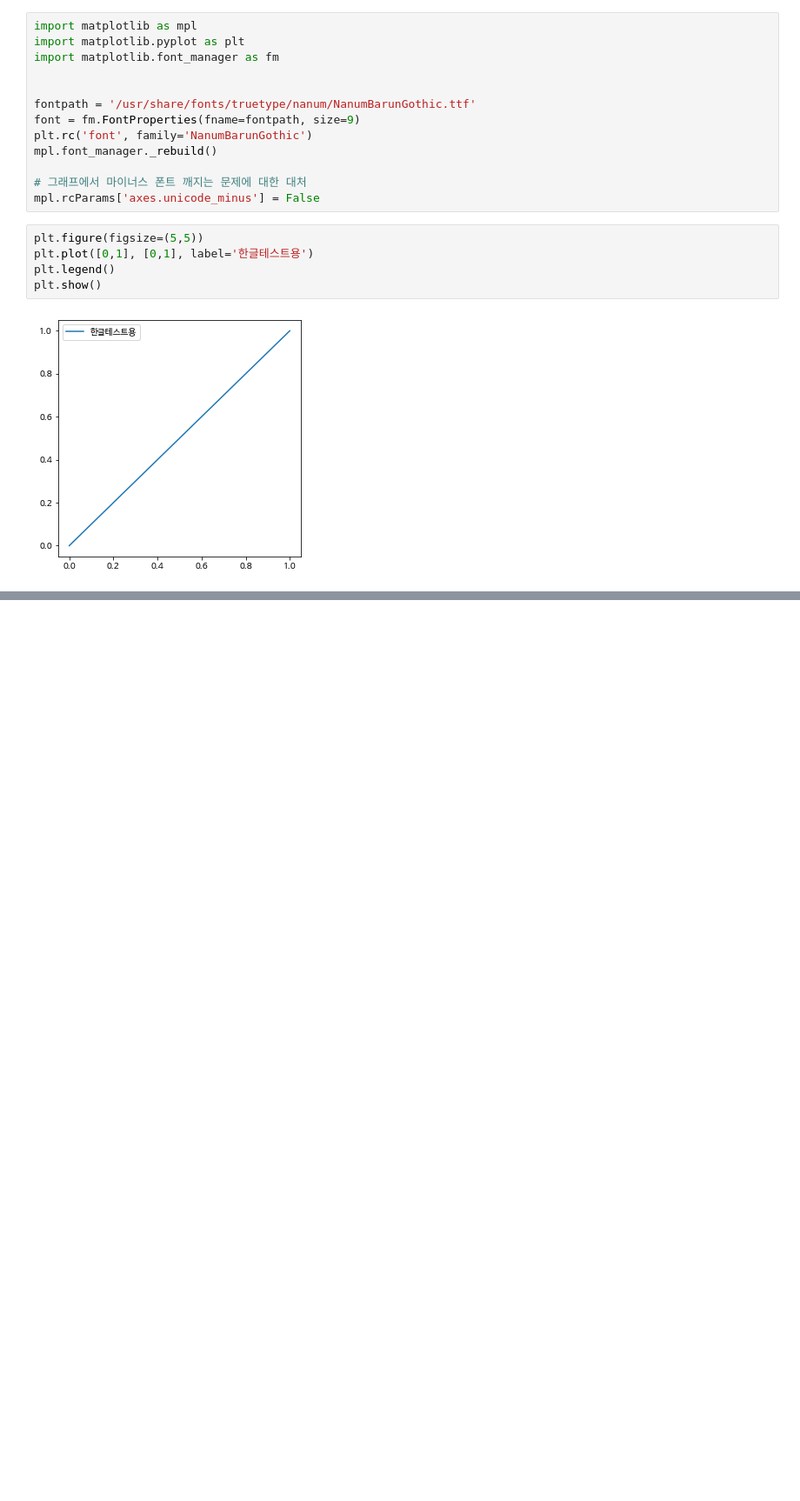
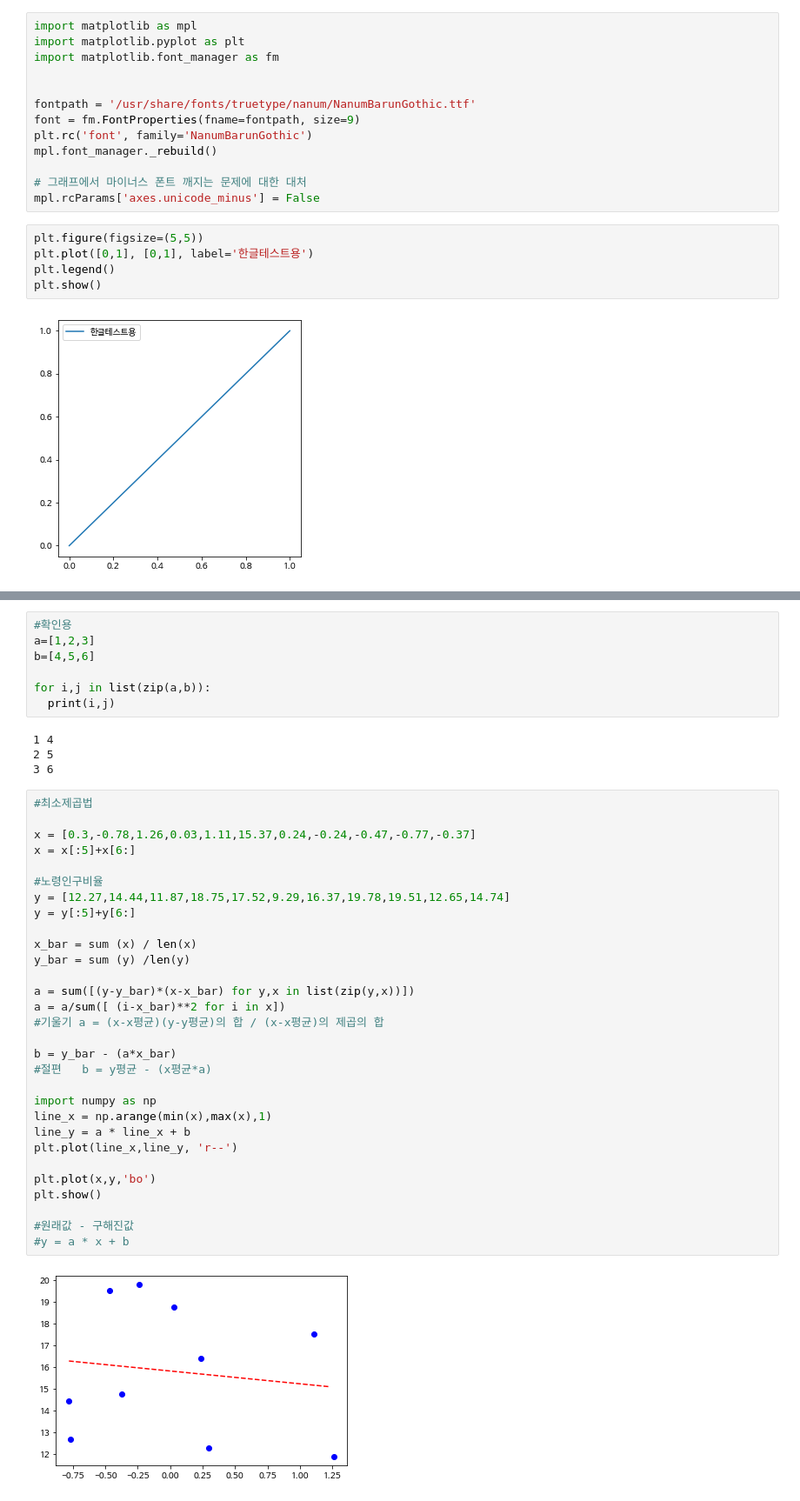
Before and after one commit to clappingmin/deeplearning, a Jupyter notebook: day00_2.ipynb, the cells around one changed output, grey strips where cells are left out. Shown at 87% size. Cells and saved outputs as stored; diff of their text form; blank space fills up the shorter version.

```diff
--- a/day00_2.ipynb
+++ b/day00_2.ipynb
@@ -55,3 +56,46 @@ plt.ylabel('노령인구비율')
 plt.show()
 # %% [output]
 [figure]
+# %%
+#확인용
+a=[1,2,3]
+b=[4,5,6]
+
+for i,j in list(zip(a,b)):
+  print(i,j)
+# %% [output]
+1 4
+2 5
+3 6
+# %%
+#최소제곱법
+
+x = [0.3,-0.78,1.26,0.03,1.11,15.37,0.24,-0.24,-0.47,-0.77,-0.37]
+x = x[:5]+x[6:]
+
+#노령인구비율
+y = [12.27,14.44,11.87,18.75,17.52,9.29,16.37,19.78,19.51,12.65,14.74]
+y = y[:5]+y[6:]
+
+x_bar = sum (x) / len(x)
+y_bar = sum (y) /len(y)
+
+a = sum([(y-y_bar)*(x-x_bar) for y,x in list(zip(y,x))])
+a = a/sum([ (i-x_bar)**2 for i in x])
+#기울기 a = (x-x평균)(y-y평균)의 합 / (x-x평균)의 제곱의 합
+
+b = y_bar - (a*x_bar)
+#절편   b = y평균 - (x평균*a)
+
+import numpy as np
+line_x = np.arange(min(x),max(x),1)
+line_y = a * line_x + b
+plt.plot(line_x,line_y, 'r--')
+
+plt.plot(x,y,'bo')
+plt.show()
+
+#원래값 - 구해진값
+#y = a * x + b
+# %% [output]
+[figure, added]
```
Also changed, not shown: parts of 26 cells of this notebook.
